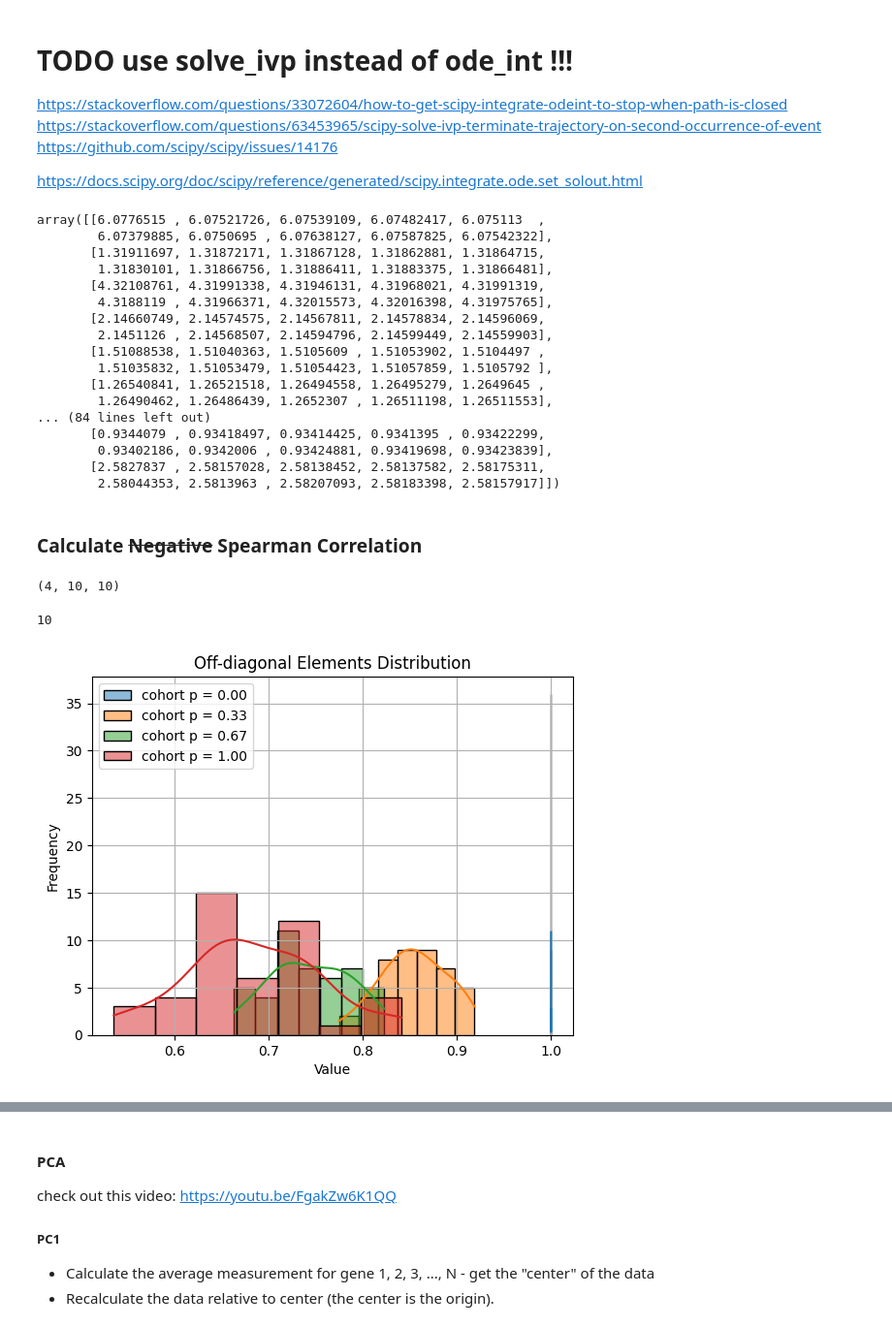
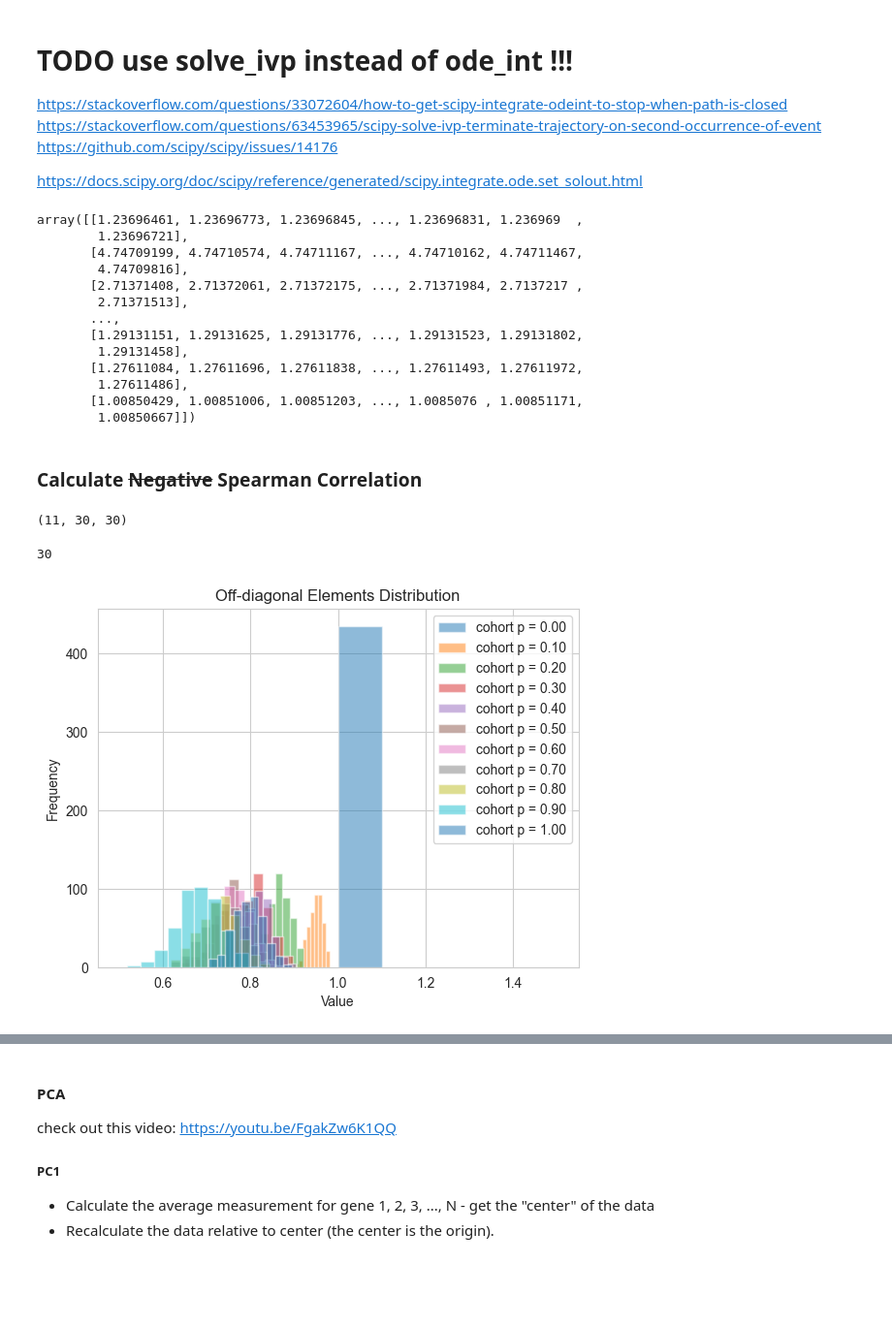
Before and after one commit to GalD101/GCL_Tool_BIU, a Jupyter notebook: Python/synthetic_data.ipynb, the cells around one changed output, grey strips where cells are left out. Shown at 97% size. Cells and saved outputs as stored; diff of their text form; code cells hidden in the pictures; blank space fills up the shorter version.

Commit message:
it works but needs to be tidier.

```diff
--- a/Python/synthetic_data.ipynb
+++ b/Python/synthetic_data.ipynb
@@ -32,22 +32,22 @@ def ode_system(x, t, W):  # t must be passed even if not used
     return derivative_vector
 # %%
 # Initialize parameters
-N = 50#100#50  #100  # Number of genes in a cell
-M = 10#25 #25  #50  # Number of "defects" of the matrix W
+N = 100#100#50  #100  # Number of genes in a cell
+M = 30#25 #25  #50  # Number of "defects" of the matrix W
 avg_deg = 3
 
 initial_conditions = [np.random.rand(N) for _ in range(N)]
 
 dist = lambda x: random.random() < x
 q = 1  # Affects the range of the random numbers generated
-probability_spacing = 0.3  #0.05
+probability_spacing = 0.1  #0.05
 num_of_cohorts = int(1 / probability_spacing) + 1
 p = np.linspace(0, 1, num_of_cohorts) # probability to create a defect
 W = [[np.zeros((N, N)) for _ in range(M)] for __ in range(
     num_of_cohorts)]  # Initialize the weight matrix with zeros; W[cohort index][defect index][(row, column)] TODO: Perhaps there is a simpler more elegant way to do this with smaller dimension arrays.
 
 num_of_time_stamps = 1000
-t_final = 10
+t_final = 20
 t = np.linspace(0, t_final, num_of_time_stamps)
 
 # TODO: Figure out how to make the odeint function stop when the system reaches a steady state or after a certain time period
@@ -103,13 +103,19 @@ https://docs.scipy.org/doc/scipy/reference/generated/scipy.integrate.ode.set_sol
 # results[cohort index][defect index][(row, column)] - rows represents timestamps, columns represent gene index
 results = [[np.zeros((num_of_time_stamps, N)) for _ in range(M)] for __ in range(num_of_cohorts)]
 
+# Define a wrapper for solve_ivp
+def ode_system_ivp(t, x, W):
+    return ode_system(x, t, W)  # You might need to adjust if ode_system expects t first
+
+
 # Solve the ODEs for all M weight matrix and corresponding initial conditions
 for cohort_index in range(num_of_cohorts):
     for defect_index in range(M):
+        results[cohort_index][defect_index] = solve_ivp(ode_system_ivp, [t[0], t[-1]], initial_conditions[defect_index], args=(W[cohort_index][defect_index], ), t_eval=t).y.T
         # odeint will return a vector (function) where the rows represent discrete time frames and the columns represent the values of x_i so this vector is x_i(t)
 
-        results[cohort_index][defect_index] = odeint(ode_system, initial_conditions[defect_index], t,
-                                                     args=(W[cohort_index][defect_index],))
+        # results[cohort_index][defect_index] = odeint(ode_system, initial_conditions[defect_index], t,
+        #                                              args=(W[cohort_index][defect_index],))
 # %%
 ## just testing things here
 results0 = results[0][0][-1][
@@ -129,23 +135,19 @@ for cohort_j in range(num_of_cohorts):
 actual_steady_state = [np.transpose(transposed_steady_state[i]) for i in range(num_of_cohorts)]
 actual_steady_state[0]
 # %% [output]
-array([[6.0776515 , 6.07521726, 6.07539109, 6.07482417, 6.075113  ,
-        6.07379885, 6.0750695 , 6.07638127, 6.07587825, 6.07542322],
-       [1.31911697, 1.31872171, 1.31867128, 1.31862881, 1.31864715,
-        1.31830101, 1.31866756, 1.31886411, 1.31883375, 1.31866481],
-       [4.32108761, 4.31991338, 4.31946131, 4.31968021, 4.31991319,
-        4.3188119 , 4.31966371, 4.32015573, 4.32016398, 4.31975765],
-       [2.14660749, 2.14574575, 2.14567811, 2.14578834, 2.14596069,
-        2.1451126 , 2.14568507, 2.14594796, 2.14599449, 2.14559903],
-       [1.51088538, 1.51040363, 1.5105609 , 1.51053902, 1.5104497 ,
-        1.51035832, 1.51053479, 1.51054423, 1.51057859, 1.5105792 ],
-       [1.26540841, 1.26521518, 1.26494558, 1.26495279, 1.2649645 ,
-        1.26490462, 1.26486439, 1.2652307 , 1.26511198, 1.26511553],
-... (84 lines left out)
-       [0.9344079 , 0.93418497, 0.93414425, 0.9341395 , 0.93422299,
-        0.93402186, 0.9342006 , 0.93424881, 0.93419698, 0.93423839],
-       [2.5827837 , 2.58157028, 2.58138452, 2.58137582, 2.58175311,
-        2.58044353, 2.5813963 , 2.58207093, 2.58183398, 2.58157917]])
+array([[1.23696461, 1.23696773, 1.23696845, ..., 1.23696831, 1.236969  ,
+        1.23696721],
+       [4.74709199, 4.74710574, 4.74711167, ..., 4.74710162, 4.74711467,
+        4.74709816],
+       [2.71371408, 2.71372061, 2.71372175, ..., 2.71371984, 2.7137217 ,
+        2.71371513],
+       ...,
+       [1.29131151, 1.29131625, 1.29131776, ..., 1.29131523, 1.29131802,
+        1.29131458],
+       [1.27611084, 1.27611696, 1.27611838, ..., 1.27611493, 1.27611972,
+        1.27611486],
+       [1.00850429, 1.00851006, 1.00851203, ..., 1.0085076 , 1.00851171,
+        1.00850667]])
 # %% [markdown]
 ### Calculate ~~Negative~~ Spearman Correlation
 # %%
@@ -158,8 +160,8 @@ spearmanr(actual_steady_state[2])[0]  # [0] gives the Spearman correlation matri
 (spearmanr(actual_steady_state[0])[0])
 len(spearmanr(actual_steady_state[0])[0])
 # %% [output]
-(4, 10, 10)
+(11, 30, 30)
-10
+30
 # %%
 # get the off diagonal elements and graph a distribution of them:
 off_diagonal_elements = [[] for _ in range(len(spearman_steady_state))]
@@ -169,29 +171,30 @@ for mnm in range(len(spearman_steady_state)):
         for column_index in range(len(spearmanr(actual_steady_state[0])[0])):
             if column_index > row_index:
                 off_diagonal_elements[mnm].append(spearman_steady_state[mnm][row_index][column_index])
+
+off_diagonal_elements = [np.round(element, decimals=3) for element in off_diagonal_elements]
 # %%
-import seaborn as sns
-import matplotlib.pyplot as plt
+# Plot the off-diagonal elements distribution
+for sss in range(len(off_diagonal_elements)):
+    plt.hist(off_diagonal_elements[sss], alpha=0.5, label='cohort p = {:.2f}'.format(p[sss]))
 
-# Plot the off-diagonal elements distribution using seaborn
-for sss in range(len(off_diagonal_elements)):
-    sns.histplot(off_diagonal_elements[sss], kde=True, label='cohort p = {:.2f}'.format(p[sss]), alpha=0.5)
+# plt.xlim(-0.0001, 0.000005)
 
 # Add title and labels
 plt.title('Off-diagonal Elements Distribution')
 plt.xlabel('Value')
 plt.ylabel('Frequency')
 
 # Add legend
 plt.legend()
 
 # Show grid
 plt.grid(True)
 
 # Display the plot
 plt.show()
 # %% [output]
-[figure, old version]
+[figure, new version]
 # %%
 # Use dimensionality reduction to reduce the spearman matrix by using PCA
 
```
Also changed, not shown: parts of 7 cells of this notebook.
